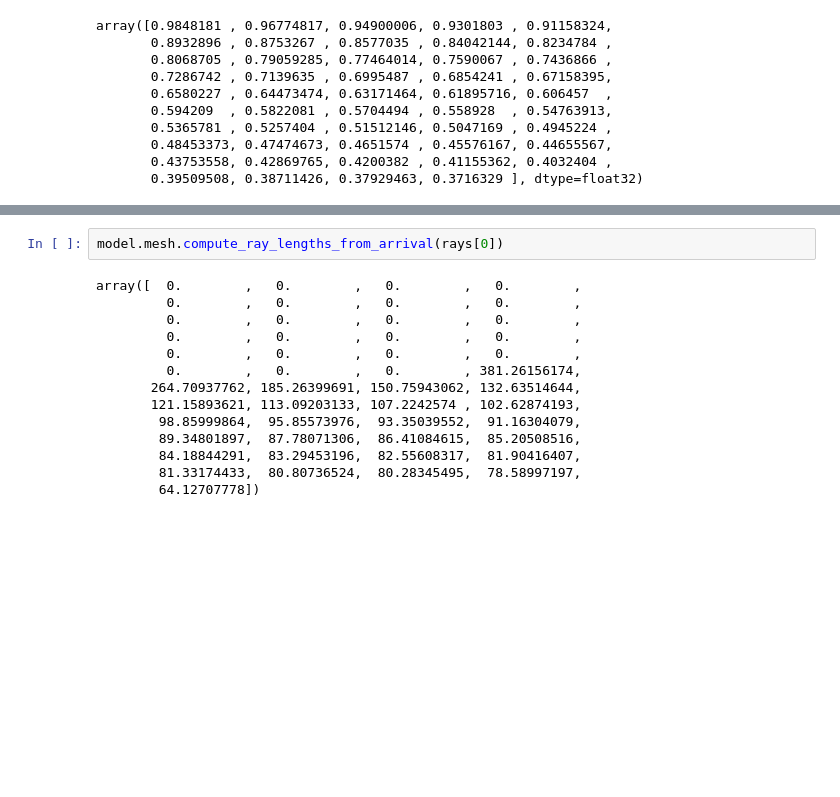
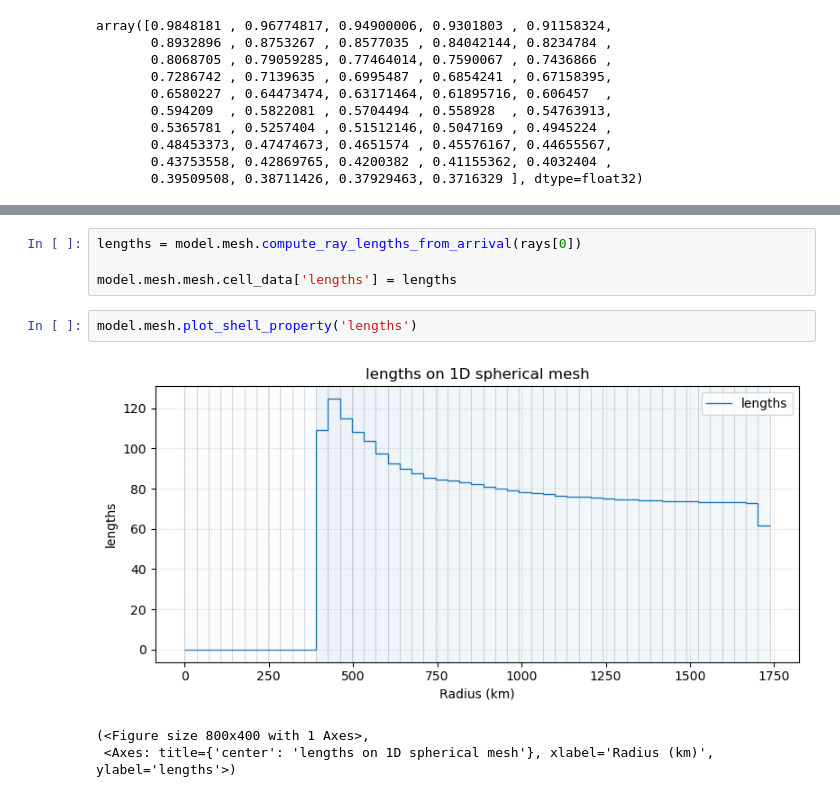
Before and after one commit to Adrian-Mag/SensRay, a Jupyter notebook: demos/03_1D_meshes.ipynb, the cells around one changed output, grey strips where cells are left out. Saved outputs shown, nothing was run; the diff lists cells and outputs as text; blank space fills up the shorter version.

```diff
--- a/demos/03_1D_meshes.ipynb
+++ b/demos/03_1D_meshes.ipynb
@@ -59,17 +59,11 @@ rays.plot_rays()
 <PolarAxes: >
 # %%
-model.mesh.compute_ray_lengths_from_arrival(rays[0])
+lengths = model.mesh.compute_ray_lengths_from_arrival(rays[0])
+
+model.mesh.mesh.cell_data['lengths'] = lengths
-# %% [output]
-array([  0.        ,   0.        ,   0.        ,   0.        ,
-         0.        ,   0.        ,   0.        ,   0.        ,
-         0.        ,   0.        ,   0.        ,   0.        ,
-         0.        ,   0.        ,   0.        ,   0.        ,
-         0.        ,   0.        ,   0.        ,   0.        ,
-         0.        ,   0.        ,   0.        , 381.26156174,
-       264.70937762, 185.26399691, 150.75943062, 132.63514644,
-       121.15893621, 113.09203133, 107.2242574 , 102.62874193,
-        98.85999864,  95.85573976,  93.35039552,  91.16304079,
-        89.34801897,  87.78071306,  86.41084615,  85.20508516,
-        84.18844291,  83.29453196,  82.55608317,  81.90416407,
-        81.33174433,  80.80736524,  80.28345495,  78.58997197,
-        64.12707778])
+# %%
+model.mesh.plot_shell_property('lengths')
+# %% [output]
+[figure, added]
+(<Figure size 800x400 with 1 Axes>,
+ <Axes: title={'center': 'lengths on 1D spherical mesh'}, xlabel='Radius (km)', ylabel='lengths'>)
```
Also changed, not shown: parts of 2 cells of this notebook, 1 other file.
